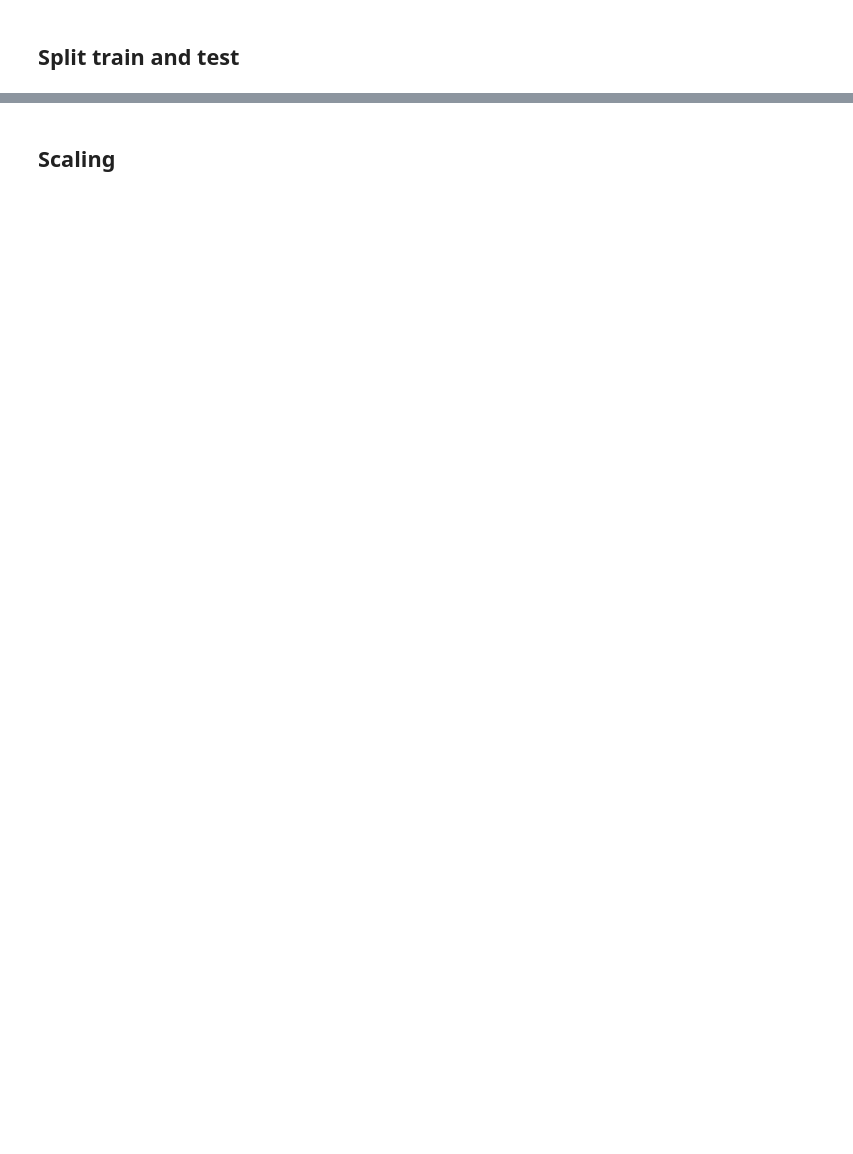
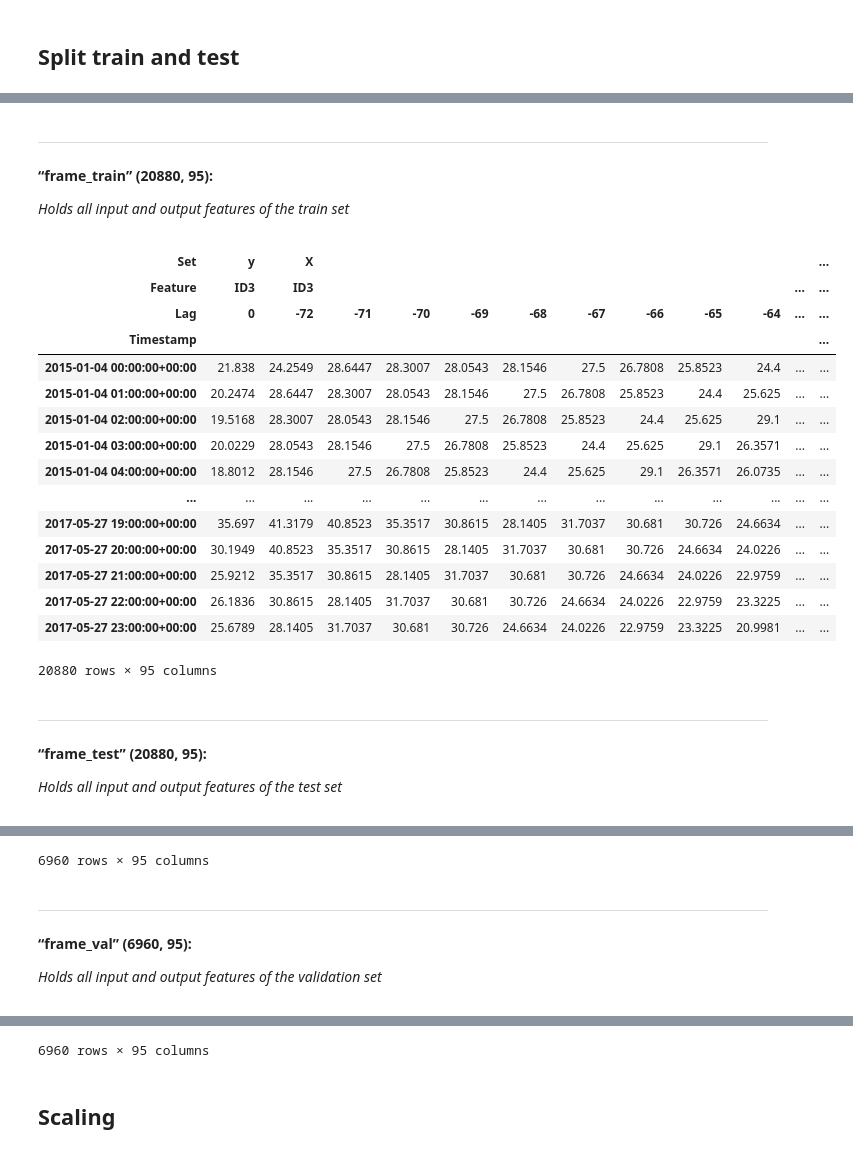
Before and after one commit to timovijn/ElectricityPriceForecasting, a Jupyter notebook: forecasting/forecasting.ipynb, the cells around one changed output, grey strips where cells are left out. Drawn from its saved outputs; the diff is of its cells as text; code cells hidden in the pictures; blank space fills up the shorter version.

```diff
--- a/forecasting/forecasting.ipynb
+++ b/forecasting/forecasting.ipynb
@@ -306,0 +296,75 @@ Validation input (6960, 138) output (6960, 1)
+# %%
+
+# ———————————————————————————————————————————————————————————————————————————————————————————————————— #
+
+X_train, X_test, y_train, y_test = train_test_split     (
+                                                        frame['X'],
+                                                        frame['y'],
+                                                        test_size = 2/10,
+                                                        random_state = 0,
+                                                        shuffle = False
+                                                        )
+
+# ———————————————————————————————————————————————————————————————————————————————————————————————————— #
+
+X_train, X_val, y_train, y_val = train_test_split       (
+                                                        X_train,
+                                                        y_train,
+                                                        test_size = 2/8,
+                                                        random_state = 0,
+                                                        shuffle = False
+                                                        )
+
+# ———————————————————————————————————————————————————————————————————————————————————————————————————— #
+
+frame_train = pd.merge      (
+                            pd.concat([y_train], keys = ['y'], names = ['Set'], axis = 1),
+                            pd.concat([X_train], keys = ['X'], names = ['Set'], axis = 1),
+                            left_index = True, right_index = True,
+                            )
+
+display(Markdown('***')), display(Markdown(f'**“frame_train” {(frame_train.shape)}:** <p> *Holds all input and output features of the train set*'))
+display(frame_train)
+
+# ———————————————————————————————————————————————————————————————————————————————————————————————————— #
+
+frame_test = pd.merge       (
+                            pd.concat([y_test], keys = ['y'], names = ['Set'], axis = 1),
+                            pd.concat([X_test], keys = ['X'], names = ['Set'], axis = 1),
+                            left_index = True, right_index = True,
+                            )
+display(Markdown('***')), display(Markdown(f'**“frame_test” {(frame_train.shape)}:** <p> *Holds all input and output features of the test set*'))
+display(frame_test)
+
+# ———————————————————————————————————————————————————————————————————————————————————————————————————— #
+
+frame_val = pd.merge        (
+                            pd.concat([y_val], keys = ['y'], names = ['Set'], axis = 1),
+                            pd.concat([X_val], keys = ['X'], names = ['Set'], axis = 1),
+                            left_index = True, right_index = True,
+                            )
+display(Markdown('***')), display(Markdown(f'**“frame_val” {(frame_val.shape)}:** <p> *Holds all input and output features of the validation set*'))
+display(frame_val)
+
+# ———————————————————————————————————————————————————————————————————————————————————————————————————— #
+# %% [output]
+***
+**“frame_train” (20880, 95):** <p> *Holds all input and output features of the train set*
+| Set | y | X |  |  |  |  |  |  |  |  |  | ... |
+| Feature | ID3 | ID3 |  |  |  |  |  |  |  |  | ... | ... |
+| Lag | 0 | -72 | -71 | -70 | -69 | -68 | -67 | -66 | -65 | -64 | ... | ... |
+| Timestamp |  |  |  |  |  |  |  |  |  |  |  | ... |
+| 2015-01-04 00:00:00+00:00 | 21.838 | 24.2549 | 28.6447 | 28.3007 | 28.0543 | 28.1546 | 27.5 | 26.7808 | 25.8523 | 24.4 | ... | ... |
+| 2015-01-04 01:00:00+00:00 | 20.2474 | 28.6447 | 28.3007 | 28.0543 | 28.1546 | 27.5 | 26.7808 | 25.8523 | 24.4 | 25.625 | ... | ... |
+| 2015-01-04 02:00:00+00:00 | 19.5168 | 28.3007 | 28.0543 | 28.1546 | 27.5 | 26.7808 | 25.8523 | 24.4 | 25.625 | 29.1 | ... | ... |
+| 2015-01-04 03:00:00+00:00 | 20.0229 | 28.0543 | 28.1546 | 27.5 | 26.7808 | 25.8523 | 24.4 | 25.625 | 29.1 | 26.3571 | ... | ... |
+| 2015-01-04 04:00:00+00:00 | 18.8012 | 28.1546 | 27.5 | 26.7808 | 25.8523 | 24.4 | 25.625 | 29.1 | 26.3571 | 26.0735 | ... | ... |
+| ... | ... | ... | ... | ... | ... | ... | ... | ... | ... | ... | ... | ... |
+| 2017-05-27 19:00:00+00:00 | 35.697 | 41.3179 | 40.8523 | 35.3517 | 30.8615 | 28.1405 | 31.7037 | 30.681 | 30.726 | 24.6634 | ... | ... |
+| 2017-05-27 20:00:00+00:00 | 30.1949 | 40.8523 | 35.3517 | 30.8615 | 28.1405 | 31.7037 | 30.681 | 30.726 | 24.6634 | 24.0226 | ... | ... |
+| 2017-05-27 21:00:00+00:00 | 25.9212 | 35.3517 | 30.8615 | 28.1405 | 31.7037 | 30.681 | 30.726 | 24.6634 | 24.0226 | 22.9759 | ... | ... |
+| 2017-05-27 22:00:00+00:00 | 26.1836 | 30.8615 | 28.1405 | 31.7037 | 30.681 | 30.726 | 24.6634 | 24.0226 | 22.9759 | 23.3225 | ... | ... |
+| 2017-05-27 23:00:00+00:00 | 25.6789 | 28.1405 | 31.7037 | 30.681 | 30.726 | 24.6634 | 24.0226 | 22.9759 | 23.3225 | 20.9981 | ... | ... |
+20880 rows × 95 columns
+***
+**“frame_test” (20880, 95):** <p> *Holds all input and output features of the test set*
@@ -306,0 +386,3 @@ Validation input (6960, 138) output (6960, 1)
+6960 rows × 95 columns
+***
+**“frame_val” (6960, 95):** <p> *Holds all input and output features of the validation set*
@@ -307,3 +404,4 @@ Validation input (6960, 138) output (6960, 1)
+6960 rows × 95 columns
 # %% [markdown]
 ## Scaling
 # %%
```
Also changed, not shown: parts of 26 cells of this notebook.
